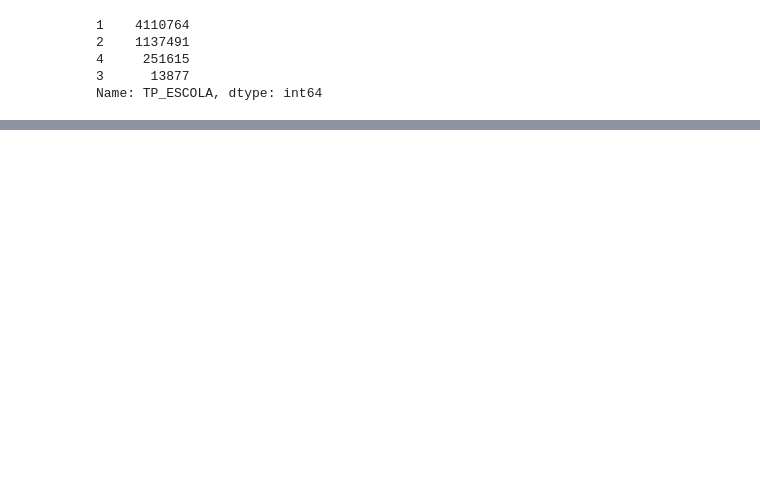
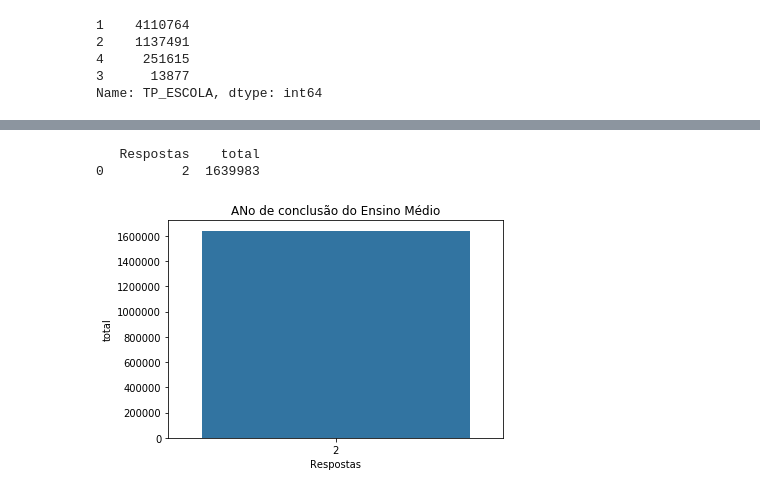
Before and after one commit to vinnyalvs/MineracaoDadosEducacionais, a Jupyter notebook: AnaliseDescritivaEnem.ipynb, the cells around one changed output, grey strips where cells are left out. Drawn from its saved outputs; the diff is of its cells as text; code cells hidden in the pictures; blank space fills up the shorter version.

```diff
--- a/AnaliseDescritivaEnem.ipynb
+++ b/AnaliseDescritivaEnem.ipynb
@@ -258,0 +317,4 @@ Name: TP_ESCOLA, dtype: int64
+# %%
+formandos = amostra.groupby('Q026')
+names = ['B']
+formandos = pd.concat([formandos.get_group(name) for name in names])
@@ -258,0 +338,16 @@ Name: TP_ESCOLA, dtype: int64
+# %%
+var = "TP_ST_CONCLUSAO"
+contagem_de_questionario = formandos[var].value_counts().to_frame().reset_index()
+contagem_de_questionario.columns = ["Respostas", "total"]
+frequencia = formandos[var].value_counts().values
+
+
+plt.title('ANo de conclusão do Ensino Médio')
+
+sns.barplot(x="Respostas", y = "total", data = contagem_de_questionario)
+
+print(contagem_de_questionario)
+# %% [output]
+   Respostas    total
+0          2  1639983
+[figure, added]
```
Also changed, not shown: parts of 25 cells of this notebook, 4 other files.
